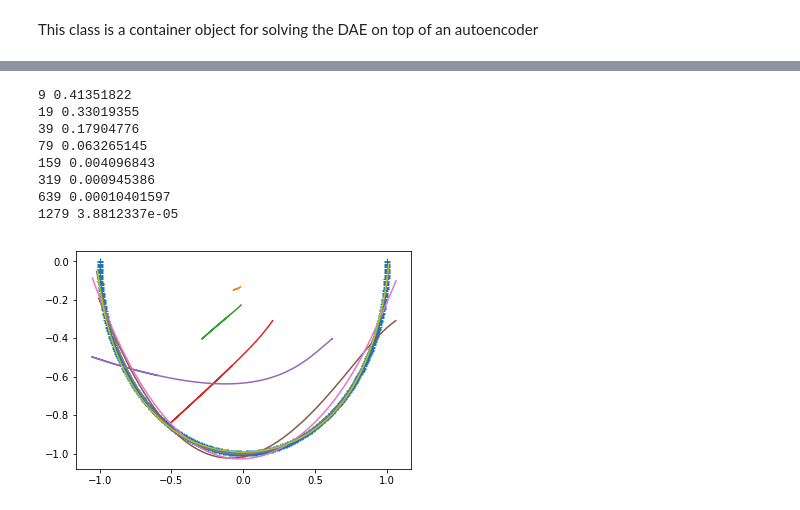
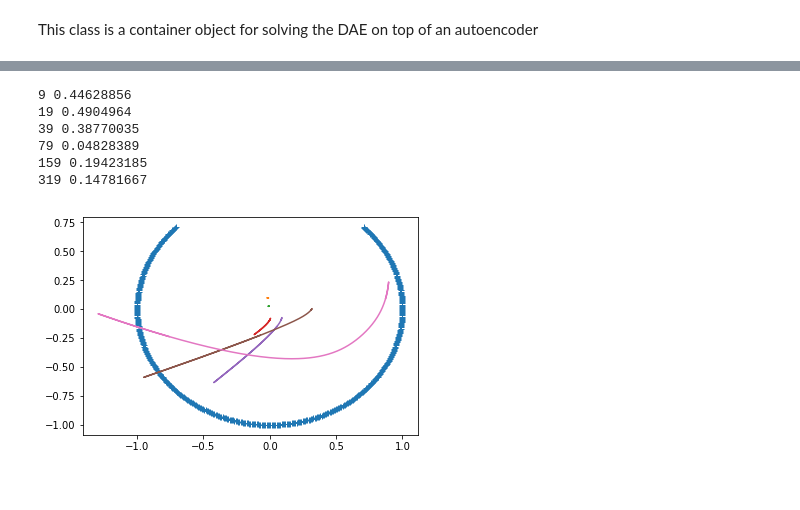
Before and after one commit to afqueiruga/LatentPrimaries, a Jupyter notebook: Section3_pendulum.ipynb, the cells around one changed output, grey strips where cells are left out. Drawn from its saved outputs; the diff is of its cells as text; code cells hidden in the pictures.

```diff
--- a/Section3_pendulum.ipynb
+++ b/Section3_pendulum.ipynb
@@ -5,5 +5,6 @@ from autoencoder import *
 # %% [markdown]
 This is the trivial dataset for the pendulum:
 # %%
-theta = np.linspace(-np.pi,0.0*np.pi,500, dtype=np.float32)
+theta = np.linspace(-1.25*np.pi,0.25*np.pi,500, dtype=np.float32)
 data = np.vstack([np.cos(theta), np.sin(theta)]).T
+plt.plot(data[:,0],data[:,1])
@@ -79,9 +79,9 @@ class Mechanics():
     def solve(self,theta_0 = -0.9*np.pi/2.0):
         x_init = np.array([[np.cos(theta_0),np.sin(theta_0)]])
         qN = au.o_q.eval(feed_dict={au.i_x:x_init})
-        q_i = np.array([[0.0]])
+        q_i = qN
         v_i = np.array([[0.0]])
-        q_0 = np.array([[0.0]])
+        q_0 = qN.copy()
         v_0 = np.array([[0.0]])
         series = []
         ev = lambda x : sess.run(x,feed_dict
@@ -106,9 +106,12 @@ class Mechanics():
 # %%
 graph = tf.Graph()
 with graph.as_default():
-    dataset = tf.data.Dataset.from_tensor_slices(data)
-    tr_x = atu.make_datastream(dataset)
-    au = PolyAutoencoder(2,1,tr_x, 2,5, encoder_init="dont")
+    dataset = tf.data.Dataset.from_tensor_slices(data).repeat()
+    tr_x = dataset.batch(50).make_one_shot_iterator().get_next()
+    #tr_x = atu.make_datastream(dataset)
+    #dataset = tf.data.Dataset.from_tensors(data).repeat()
+    #tr_x = dataset.make_one_shot_iterator().get_next()
+    au = PolyAutoencoder(2,1,tr_x, 2,4, encoder_init="dont")
     mech = Mechanics(au)
     init=tf.global_variables_initializer()
 # %% [output]
@@ -145,22 +148,20 @@ def plot_circle(au):
 # %%
 plt.plot(data[:,0],data[:,1],'+')
 nxt_prnt = 10
 serieses = []
-for i in range(10*2**7):
+for i in range(10*2**5):
     #train_step.run(session=sess)
     sess.run(au.train_step)
     if i%nxt_prnt==nxt_prnt-1:
         print(i,au.goal.eval(session=sess))
         serieses.append( mech.solve() )
         plot_circle(au)
         nxt_prnt *= 2
 # %% [output]
-9 0.41351822
-19 0.33019355
-39 0.17904776
-79 0.063265145
-159 0.004096843
-319 0.000945386
-639 0.00010401597
-1279 3.8812337e-05
+9 0.44628856
+19 0.4904964
+39 0.38770035
+79 0.04828389
+159 0.19423185
+319 0.14781667
-[figure, old version]
+[figure, new version]
```
Also changed, not shown: parts of 10 cells of this notebook, 2 other files.
